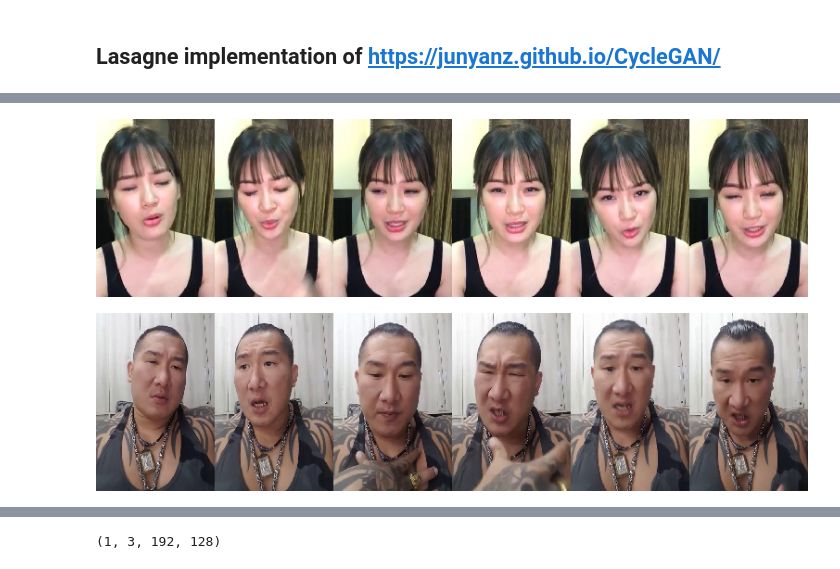
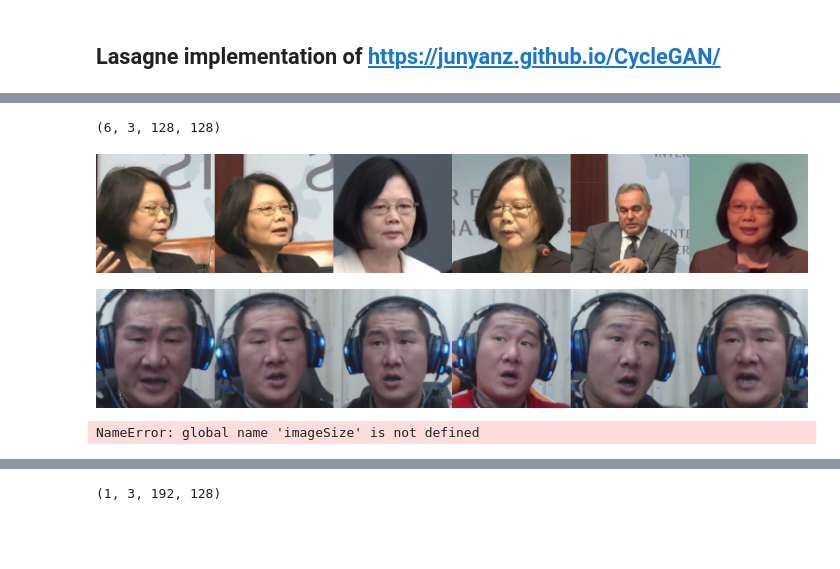
Before and after one commit to k123321141/paper_notes, a Jupyter notebook: final/CycleGAN-lasagne-fber.ipynb, the cells around one changed output, grey strips where cells are left out. Drawn from its saved outputs; the diff is of its cells as text; code cells hidden in the pictures; blank space fills up the shorter version.

```diff
--- a/final/CycleGAN-lasagne-fber.ipynb
+++ b/final/CycleGAN-lasagne-fber.ipynb
@@ -216,10 +214,15 @@ ngf = 64
 ndf = 64
 use_lsgan = True
 #λ = 10 if use_lsgan else 100
-λ = 10
+lambda_ = 10
 
+# loadSize = 143
+# loadSize = 286
+# imageSize = 256
 loadSize = 143
-imageSizeX, imageSizeY = 128, 192
+imageSize = 128
+
+# imageSizeX, imageSizeY = 128, 192
 batchSize = 1
 lrD = 5e-5
 lrG = 5e-5
@@ -366,28 +409,57 @@ def minibatchAB(dataA, dataB, batchsize):
         ep2, B = batchB.send(tmpsize)
         tmpsize = yield max(ep1, ep2), A, B
 # %%
+# from IPython.display import display
+# def showX(X, rows=1):
+#     assert X.shape[0]%rows == 0
+#     int_X = ( (X+1)/2*255).clip(0,255).astype('uint8')
+#     if channel_first:
+#         int_X = np.moveaxis(int_X.reshape(-1,3,imageSizeY,imageSizeX), 1, 3)
+#     else:
+#         int_X = int_X.reshape(-1,imageSizeY,imageSizeX, 3)
+#     int_X = int_X.reshape(rows, -1, imageSizeY, imageSizeX,3).swapaxes(1,2).reshape(rows*imageSizeY,-1, 3)
+#     display(Image.fromarray(int_X))
 from IPython.display import display
+# import matplotlib.pyplot as plt
 def showX(X, rows=1):
     assert X.shape[0]%rows == 0
     int_X = ( (X+1)/2*255).clip(0,255).astype('uint8')
     if channel_first:
-        int_X = np.moveaxis(int_X.reshape(-1,3,imageSizeY,imageSizeX), 1, 3)
+        int_X = np.moveaxis(int_X.reshape(-1,3,imageSize,imageSize), 1, 3)
     else:
-        int_X = int_X.reshape(-1,imageSizeY,imageSizeX, 3)
-    int_X = int_X.reshape(rows, -1, imageSizeY, imageSizeX,3).swapaxes(1,2).reshape(rows*imageSizeY,-1, 3)
+        int_X = int_X.reshape(-1,imageSize,imageSize, 3)
+    int_X = int_X.reshape(rows, -1, imageSize, imageSize,3).swapaxes(1,2).reshape(rows*imageSize,-1, 3)
+#
+#     im = im.resize( (loadSize, loadSize), Image.BILINEAR )
     display(Image.fromarray(int_X))
+#     plt.imshow(int_X,aspect='auto')
+#     plt.imshow(int_X)
+#     plt.show()
+    return int_X
+
+#
+train_batch = minibatchAB(train_A, train_B, 6)
+_, A, B = next(train_batch)
+print A.shape
+# print A
+showX(A)
+showX(B)
+del train_batch, A, B
+# %% [output]
+(6, 3, 128, 128)
+[figure, added]
+[figure, added]
 # %%
-np.random.shuffle(train_A)
-np.random.shuffle(train_B)
-train_batch = minibatchAB(train_A, train_B, 6)
+# np.random.shuffle(train_A)
+# np.random.shuffle(train_B)
+# train_batch = minibatchAB(train_A, train_B, 6)
 
-_, A, B = next(train_batch)
-showX(A)
-showX(B)
-del train_batch, A, B
+# _, A, B = next(train_batch)
+# showX(A)
+# showX(B)
+# del train_batch, A, B
 # %% [output]
-[figure, removed]
-[figure, removed]
+NameError: global name 'imageSize' is not defined
 # %%
 def showG(A,B):
     assert A.shape==B.shape
```
Also changed, not shown: parts of 15 cells of this notebook.
